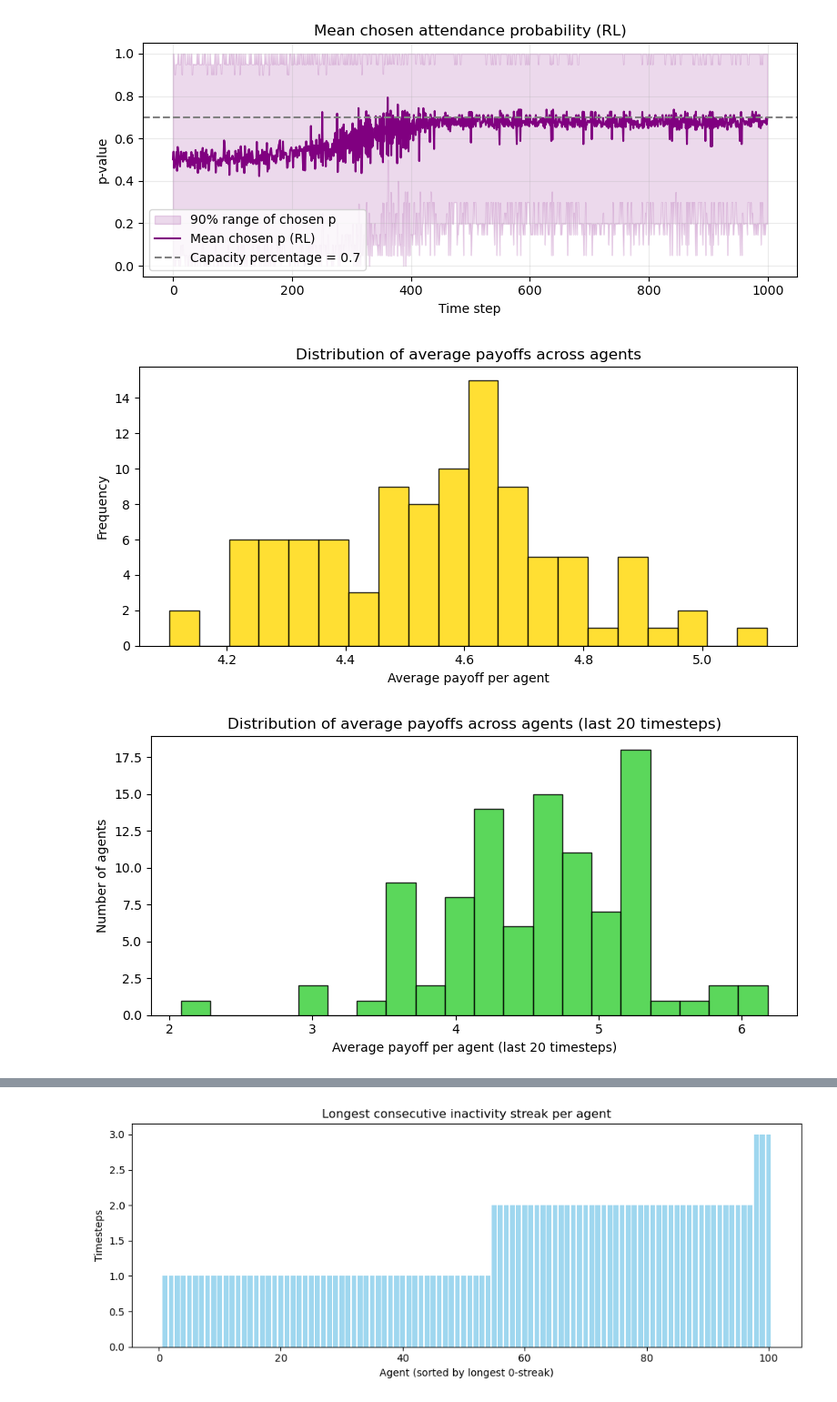
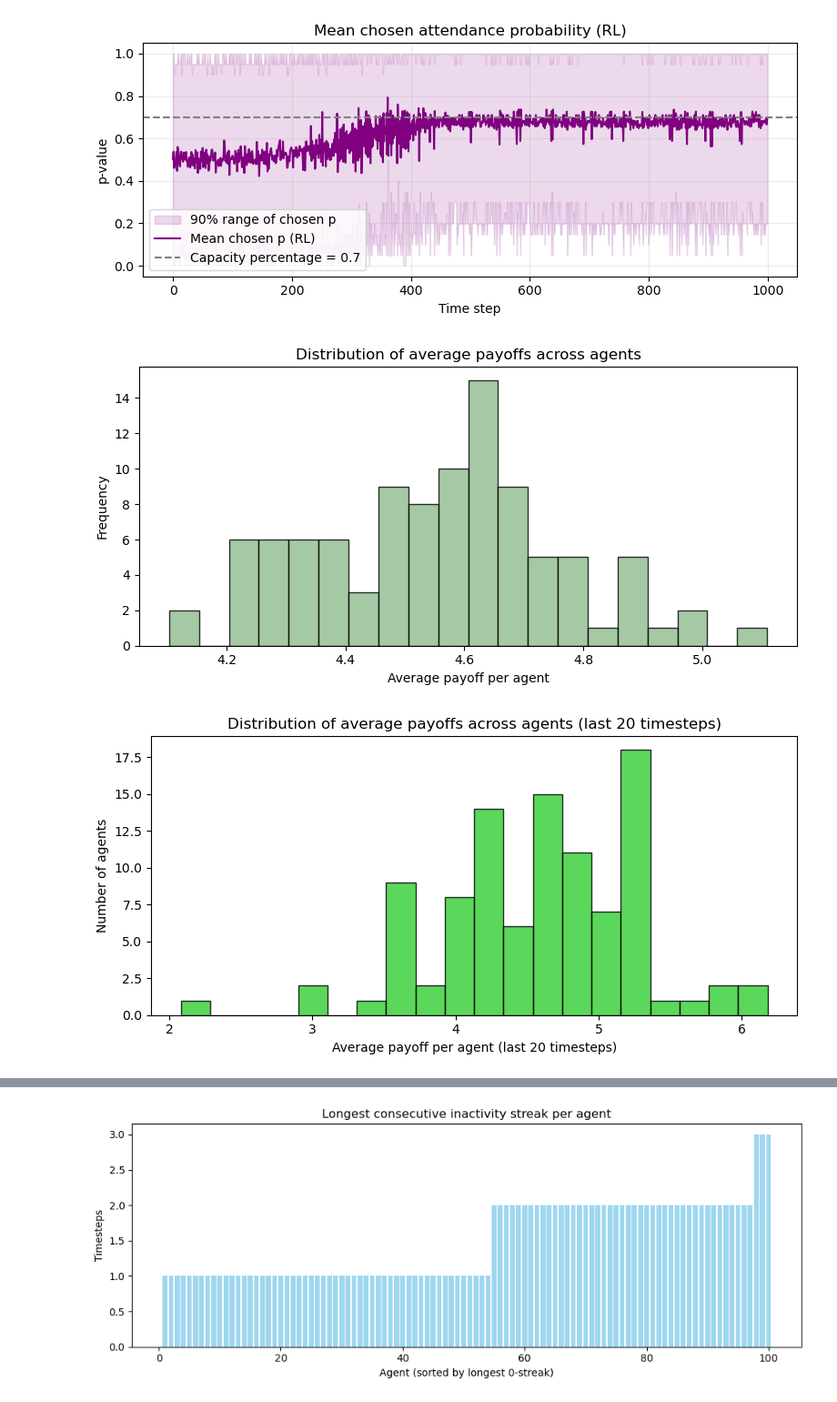
Before and after one commit to DragonsAreFuckingCool/discrete-probability-multi-agent-reinforcement-learning, a Jupyter notebook: IndividualPunishment.ipynb, the cells around one changed output, grey strips where cells are left out. Shown at 91% size. Saved outputs shown, nothing was run; the diff lists cells and outputs as text; code cells hidden in the pictures.

```diff
--- a/IndividualPunishment.ipynb
+++ b/IndividualPunishment.ipynb
@@ -98,6 +98,7 @@ def run_discrete_prob_rl(G=G, S=S, F=F, N=N, C=C, T=T, M=M, lr=LR, gamma=GAMMA,
     attendance_var_ts = [] #new: create list of varianses
     avg_payoff_ts = []              # NEW: track average payoff each timestep
     all_payoffs = np.zeros((T, N))  # NEW: record individual payoffs each timestep
+    p_var = []
 
 
     # Compute decay rate so tau(T-1) ≈ tau_min - makes sure it is not negative
@@ -145,6 +146,7 @@ def run_discrete_prob_rl(G=G, S=S, F=F, N=N, C=C, T=T, M=M, lr=LR, gamma=GAMMA,
         attendance_ts.append(A_t) #attendance counts over time (sum of binary actions) USED TO PLOT
         mean_p_ts.append(p_vec.mean()) #average of the p_vec across agents each timestep.
         attendance_var_ts.append(float(np.var(actions))) #new: add varians of the actions/attendance
+        p_var.append(float(np.var(p_vec)))  #trying new varians plot
 
 
         # Update theta
@@ -216,7 +218,7 @@ def run_discrete_prob_rl(G=G, S=S, F=F, N=N, C=C, T=T, M=M, lr=LR, gamma=GAMMA,
         "avg_payoff_ts": np.array(avg_payoff_ts),    # NEW
         "all_payoffs": np.array(all_payoffs),         # NEW
         "tau_history": np.array(tau_history),
-
+        "p_var": np.array(p_var)
     }
 
 
@@ -328,28 +330,28 @@ plt.show()
 # %%
 # Compute each agent’s average payoff over the full run
 agent_avg_payoffs = res["all_payoffs"].mean(axis=0)
 
 plt.figure(figsize=(8, 4))
-plt.hist(agent_avg_payoffs, bins=20, color="gold", edgecolor="black", alpha=0.8)
+plt.hist(agent_avg_payoffs, bins=20, color="darkseagreen", edgecolor="black", alpha=0.8)
 plt.xlabel("Average payoff per agent")
 plt.ylabel("Frequency")
 plt.title("Distribution of average payoffs across agents")
 plt.tight_layout()
 plt.show()
 
 
 # --- Compute average payoff across the last 10 timesteps for each agent ---
 last_window = 20  # number of final timesteps to average
 last_10_avg_payoffs = res["all_payoffs"][-last_window:, :].mean(axis=0)
 
 # --- Plot: Histogram of average payoffs across agents (last 10 timesteps) ---
 plt.figure(figsize=(8, 4))
 plt.hist(last_10_avg_payoffs, bins=20, color="limegreen", edgecolor="black", alpha=0.8)
 plt.xlabel("Average payoff per agent (last 20 timesteps)")
 plt.ylabel("Number of agents")
 plt.title("Distribution of average payoffs across agents (last 20 timesteps)")
 plt.tight_layout()
 plt.show()
 # %% [output]
-[figure, old version]
+[figure, new version]
 [figure]
```
Also changed, not shown: parts of 12 cells of this notebook, 5 other files.
